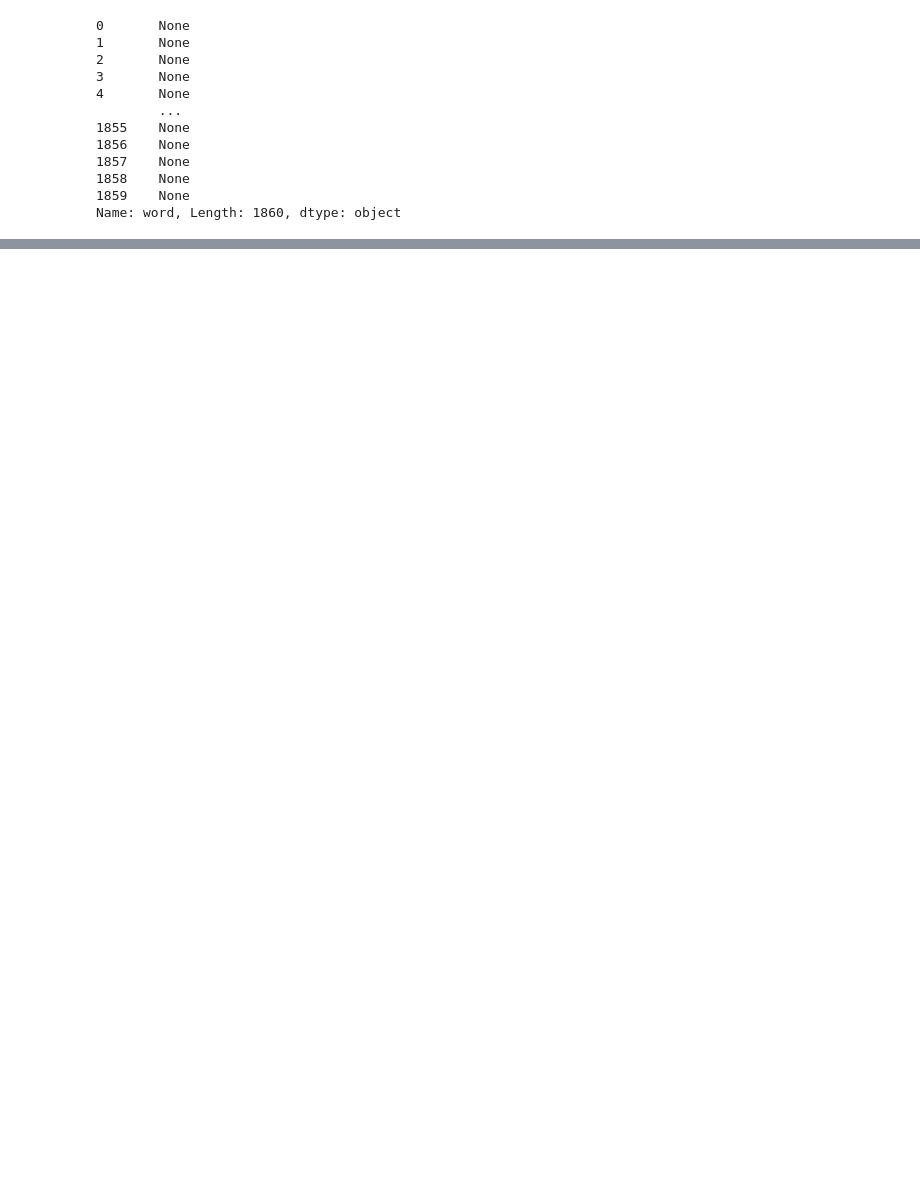
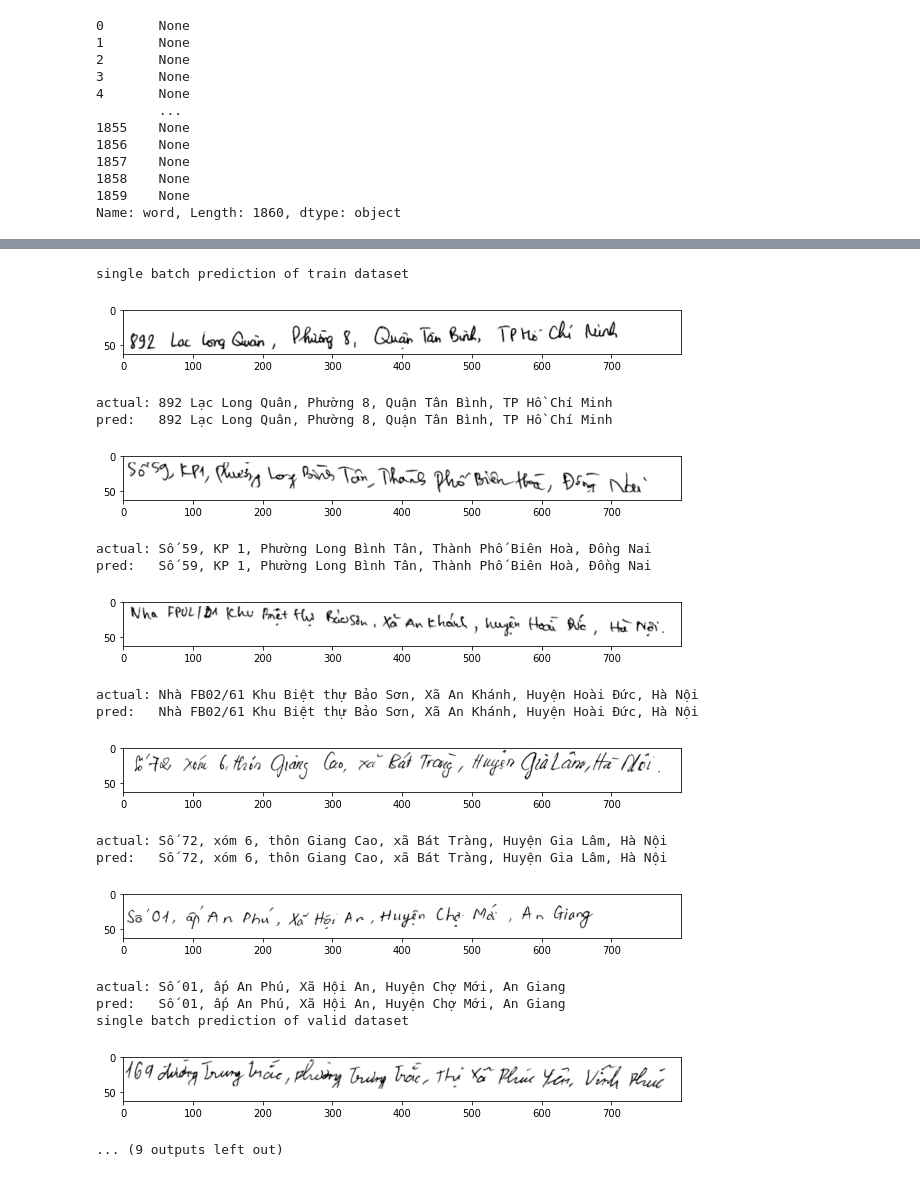
Before and after one commit to pahung1999/pytorch-ocr, a Jupyter notebook: Deslant Dataset.ipynb, the cells around one changed output, grey strips where cells are left out. Saved outputs shown, nothing was run; the diff lists cells and outputs as text; code cells hidden in the pictures; blank space fills up the shorter version.

```diff
--- a/Deslant Dataset.ipynb
+++ b/Deslant Dataset.ipynb
@@ -172,11 +205,11 @@ KeyboardInterrupt:
 # %%
 # first run - frozen - just a demo - want to do more epochs if actual training
 print('Training with ResNet parameters frozen')
-learn.fit_one_cycle(epochs=1, max_lr=1e-3, base_lr=1e-4, wd=0.1)
+learn.fit_one_cycle(epochs=30, max_lr=1e-3, base_lr=1e-4, wd=0.1)
 
 # unfreeze all weights
 print('Training with all parameters (CNN + LSTM) unfrozen')
 learn.unfreeze()
-learn.fit_one_cycle(epochs=1, max_lr=1e-3, base_lr=1e-4, wd=0.1)
+learn.fit_one_cycle(epochs=10, max_lr=1e-3, base_lr=1e-4, wd=0.1)
 # %% [output]
 Training with ResNet parameters frozen
@@ -184,0 +236,22 @@ RuntimeError: CUDA out of memory. Tried to allocate 364.00 MiB (GPU 0; 4.00 GiB
+# %%
+learn.batch_predict(show_img=True, up_to=5,dataloader="both")
+# %% [output]
+single batch prediction of train dataset
+[figure, added]
+actual: 892 Lạc Long Quân, Phường 8, Quận Tân Bình, TP Hồ Chí Minh
+pred:   892 Lạc Long Quân, Phường 8, Quận Tân Bình, TP Hồ Chí Minh
+[figure, added]
+actual: Số 59, KP 1, Phường Long Bình Tân, Thành Phố Biên Hoà, Đồng Nai
+pred:   Số 59, KP 1, Phường Long Bình Tân, Thành Phố Biên Hoà, Đồng Nai
+[figure, added]
+actual: Nhà FB02/61 Khu Biệt thự Bảo Sơn, Xã An Khánh, Huyện Hoài Đức, Hà Nội
+pred:   Nhà FB02/61 Khu Biệt thự Bảo Sơn, Xã An Khánh, Huyện Hoài Đức, Hà Nội
+[figure, added]
+actual: Số 72, xóm 6, thôn Giang Cao, xã Bát Tràng, Huyện Gia Lâm, Hà Nội
+pred:   Số 72, xóm 6, thôn Giang Cao, xã Bát Tràng, Huyện Gia Lâm, Hà Nội
+[figure, added]
+actual: Số 01, ấp An Phú, Xã Hội An, Huyện Chợ Mới, An Giang
+pred:   Số 01, ấp An Phú, Xã Hội An, Huyện Chợ Mới, An Giang
+single batch prediction of valid dataset
+[figure, added]
+... (9 outputs left out)
```
Also changed, not shown: parts of 18 cells of this notebook, 1 other file.
